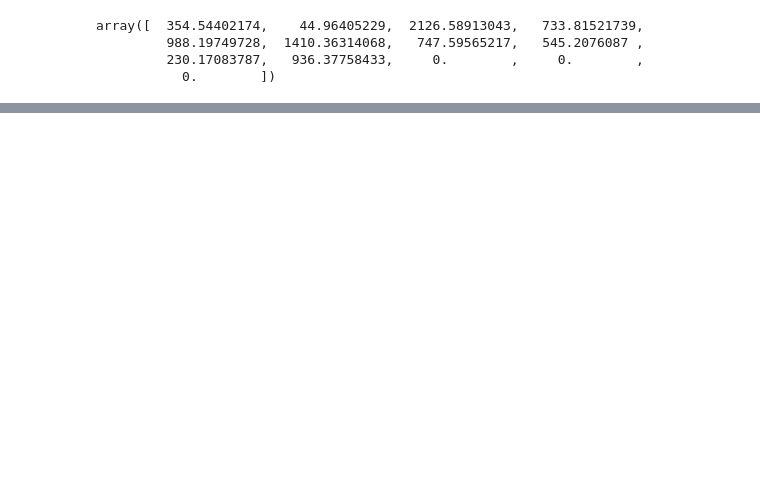
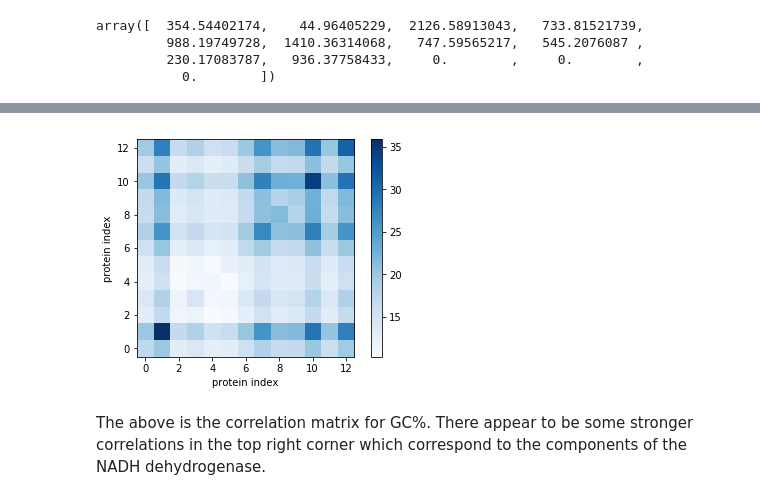
Before and after one commit to shafferpr/mitochondrial_dna_analysis, a Jupyter notebook: sequence_analysis.ipynb, the cells around one changed output, grey strips where cells are left out. Drawn from its saved outputs; the diff is of its cells as text; code cells hidden in the pictures; blank space fills up the shorter version.

```diff
--- a/sequence_analysis.ipynb
+++ b/sequence_analysis.ipynb
@@ -218,0 +240,33 @@ correlations_matrix[0][2]
+# %%
+def compute_average_gc(prot_df):
+    average=0
+    counter=0
+    for i in range (len(prot_df.index)):
+        gc = prot_df["GC%"][i]
+        average += gc
+        counter += 1
+    average=average/counter
+    return average
+# %%
+for i in range(len(averages_gc)):
+    averages_gc[i]=compute_average_gc(all_data[i])
+# %%
+def protein_correlations_gcpercent():
+    corr_matrix = np.zeros([len(data_sets),len(data_sets)])
+    for i in range(len(data_sets)):
+        df1=all_data[i]
+        for j in range(len(data_sets)):
+            df2=all_data[j]
+            counter=0
+            for k in range(len(df1.index)):
+                gc1_delta = df1["GC%"][k]-averages_gc[i]
+                df_spec2=df2[df2["HAGRID"] == df1["HAGRID"][k]]
+                if(df_spec2.size>0):
+                    gc2_delta=df_spec2["GC%"].values[0]-averages_gc[j]
+                    corr_matrix[i][j] += gc1_delta*gc2_delta
+                    counter += 1
+            corr_matrix[i][j] /= counter
+
+    return corr_matrix
+# %%
+correlations_gc = protein_correlations_gcpercent()
@@ -218,0 +291,11 @@ correlations_matrix[0][2]
+# %%
+plot.imshow(correlations_gc,cmap='Blues',interpolation='nearest')
+plot.colorbar()
+plot.xlabel("protein index")
+plot.ylabel("protein index")
+plot.ylim(-0.5,12.5)
+plot.show()
+# %% [output]
+[figure, added]
+# %% [markdown]
+The above is the correlation matrix for GC%. There appear to be some stronger correlations in the top right corner which correspond to the components of the NADH dehydrogenase.
```
Also changed, not shown: parts of 25 cells of this notebook.
